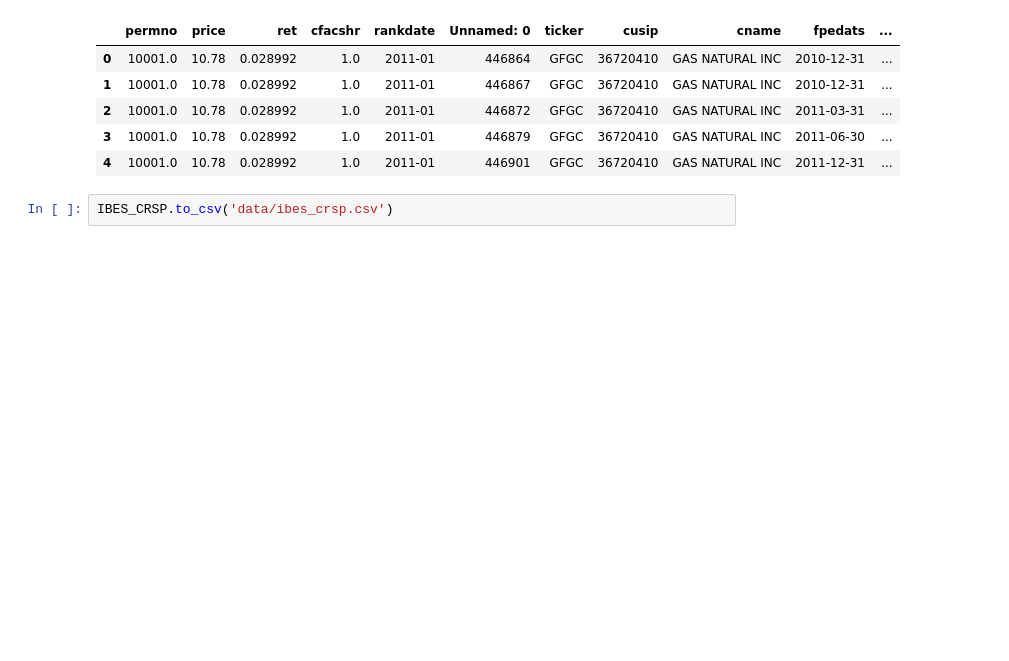
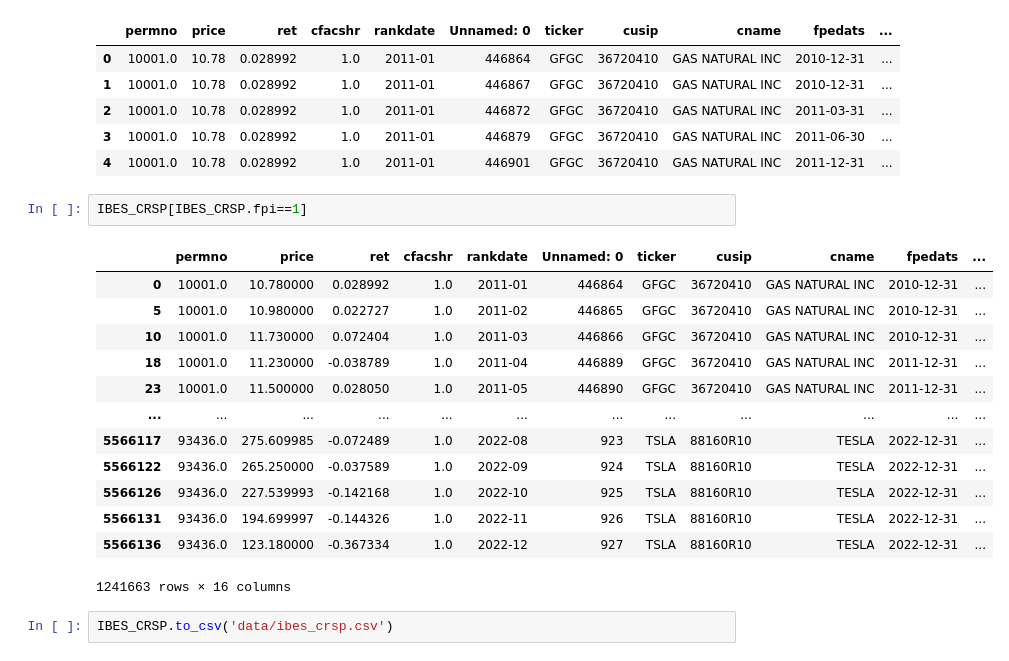
Before and after one commit to NicoloMarsucco/ML-financial-modelling, a Jupyter notebook: data_engineering.ipynb, the cells around one changed output. Drawn from its saved outputs; the diff is of its cells as text; blank space fills up the shorter version.

```diff
--- a/data_engineering.ipynb
+++ b/data_engineering.ipynb
@@ -173,6 +173,22 @@ IBES_CRSP.head()
 | 2 | 10001.0 | 10.78 | 0.028992 | 1.0 | 2011-01 | 446872 | GFGC | 36720410 | GAS NATURAL INC | 2011-03-31 | ... |
 | 3 | 10001.0 | 10.78 | 0.028992 | 1.0 | 2011-01 | 446879 | GFGC | 36720410 | GAS NATURAL INC | 2011-06-30 | ... |
 | 4 | 10001.0 | 10.78 | 0.028992 | 1.0 | 2011-01 | 446901 | GFGC | 36720410 | GAS NATURAL INC | 2011-12-31 | ... |
+# %%
+IBES_CRSP[IBES_CRSP.fpi==1]
+# %% [output]
+|  | permno | price | ret | cfacshr | rankdate | Unnamed: 0 | ticker | cusip | cname | fpedats | ... |
+| 0 | 10001.0 | 10.780000 | 0.028992 | 1.0 | 2011-01 | 446864 | GFGC | 36720410 | GAS NATURAL INC | 2010-12-31 | ... |
+| 5 | 10001.0 | 10.980000 | 0.022727 | 1.0 | 2011-02 | 446865 | GFGC | 36720410 | GAS NATURAL INC | 2010-12-31 | ... |
+| 10 | 10001.0 | 11.730000 | 0.072404 | 1.0 | 2011-03 | 446866 | GFGC | 36720410 | GAS NATURAL INC | 2010-12-31 | ... |
+| 18 | 10001.0 | 11.230000 | -0.038789 | 1.0 | 2011-04 | 446889 | GFGC | 36720410 | GAS NATURAL INC | 2011-12-31 | ... |
+| 23 | 10001.0 | 11.500000 | 0.028050 | 1.0 | 2011-05 | 446890 | GFGC | 36720410 | GAS NATURAL INC | 2011-12-31 | ... |
+| ... | ... | ... | ... | ... | ... | ... | ... | ... | ... | ... | ... |
+| 5566117 | 93436.0 | 275.609985 | -0.072489 | 1.0 | 2022-08 | 923 | TSLA | 88160R10 | TESLA | 2022-12-31 | ... |
+| 5566122 | 93436.0 | 265.250000 | -0.037589 | 1.0 | 2022-09 | 924 | TSLA | 88160R10 | TESLA | 2022-12-31 | ... |
+| 5566126 | 93436.0 | 227.539993 | -0.142168 | 1.0 | 2022-10 | 925 | TSLA | 88160R10 | TESLA | 2022-12-31 | ... |
+| 5566131 | 93436.0 | 194.699997 | -0.144326 | 1.0 | 2022-11 | 926 | TSLA | 88160R10 | TESLA | 2022-12-31 | ... |
+| 5566136 | 93436.0 | 123.180000 | -0.367334 | 1.0 | 2022-12 | 927 | TSLA | 88160R10 | TESLA | 2022-12-31 | ... |
+1241663 rows × 16 columns
 # %%
 IBES_CRSP.to_csv('data/ibes_crsp.csv')
 # %% [markdown]
```
Also changed, not shown: parts of 3 cells of this notebook, 2 other files.
